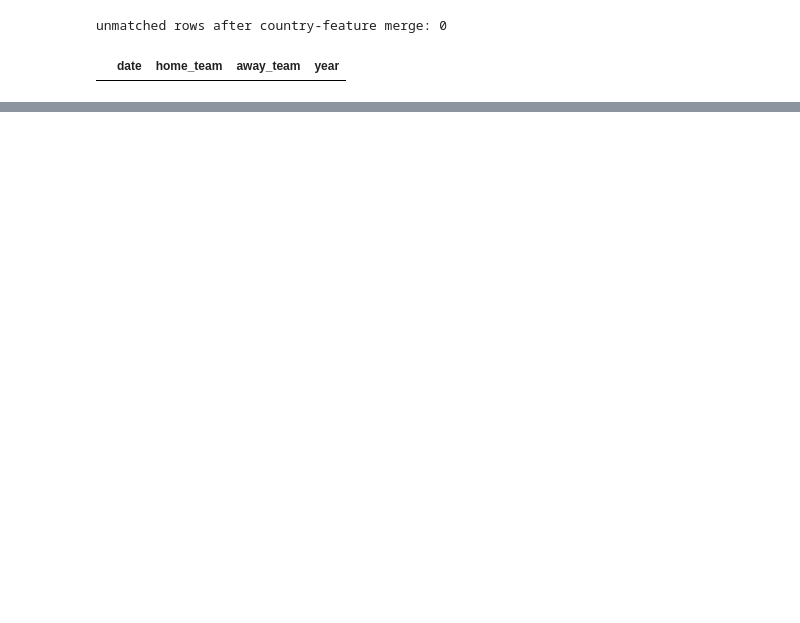
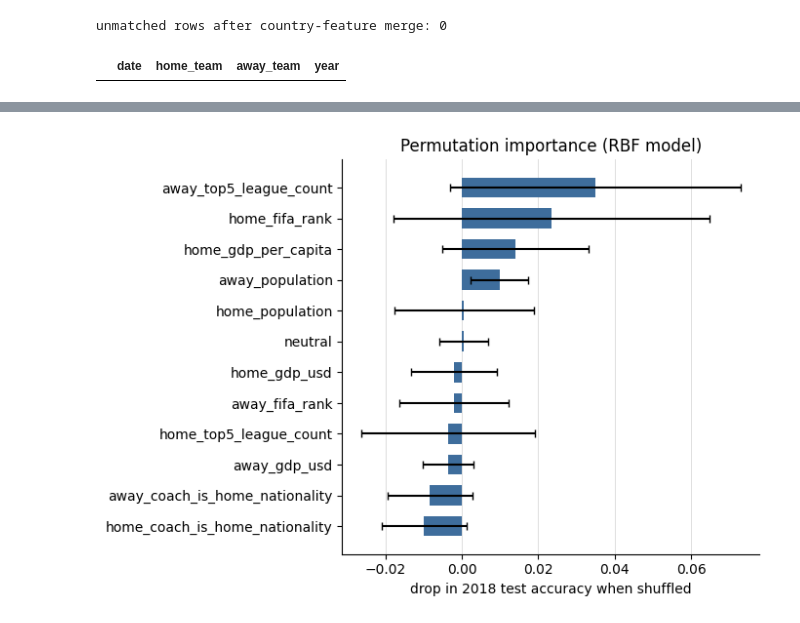
Before and after one commit to kcshenoy/FIFA_WorldCup_Predictor, a Jupyter notebook: connectivity_top5_results.ipynb, the cells around one changed output, grey strips where cells are left out. Cells and saved outputs as stored; diff of their text form; code cells hidden in the pictures; blank space fills up the shorter version.

```diff
--- a/connectivity_top5_results.ipynb
+++ b/connectivity_top5_results.ipynb
@@ -177,0 +380,8 @@ results.iloc[results["home_team"] == "Serbia"]
+# %%
+best_svm = grid_search.best_estimator_
+
+train_acc = accuracy_score(y_train, best_svm.predict(X_train))
+test_acc = accuracy_score(y_test, best_svm.predict(X_test))
+print(f"best SVM ({grid_search.best_params_['svm__kernel']}): train acc {train_acc:.3f}, test acc {test_acc:.3f}")
+print()
+print(classification_report(y_test, best_svm.predict(X_test)))
@@ -177,0 +409,14 @@ results.iloc[results["home_team"] == "Serbia"]
+# %%
+from sklearn.inspection import permutation_importance
+
+perm = permutation_importance(
+    best_svm, X_test, y_test, n_repeats=30, random_state=42, scoring="accuracy"
+)
+
+importance = pd.DataFrame({
+    "feature": feature_cols,
+    "importance_mean": perm.importances_mean,
+    "importance_std": perm.importances_std,
+}).sort_values("importance_mean", ascending=False)
+
+importance
@@ -177,0 +440,17 @@ results.iloc[results["home_team"] == "Serbia"]
+# %%
+import matplotlib.pyplot as plt
+
+top_feats = importance.head(12).iloc[::-1]
+
+fig, ax = plt.subplots(figsize=(7, 5))
+ax.barh(top_feats["feature"], top_feats["importance_mean"],
+        xerr=top_feats["importance_std"], color="#3E6D9C", height=0.65, capsize=3)
+ax.set_xlabel("drop in 2018 test accuracy when shuffled")
+ax.set_title("Permutation importance (RBF model)")
+ax.spines[["top", "right"]].set_visible(False)
+ax.xaxis.grid(True, color="#dddddd", linewidth=0.7)
+ax.set_axisbelow(True)
+plt.tight_layout()
+plt.show()
+# %% [output]
+[figure, added]
```
Also changed, not shown: parts of 40 cells of this notebook.
